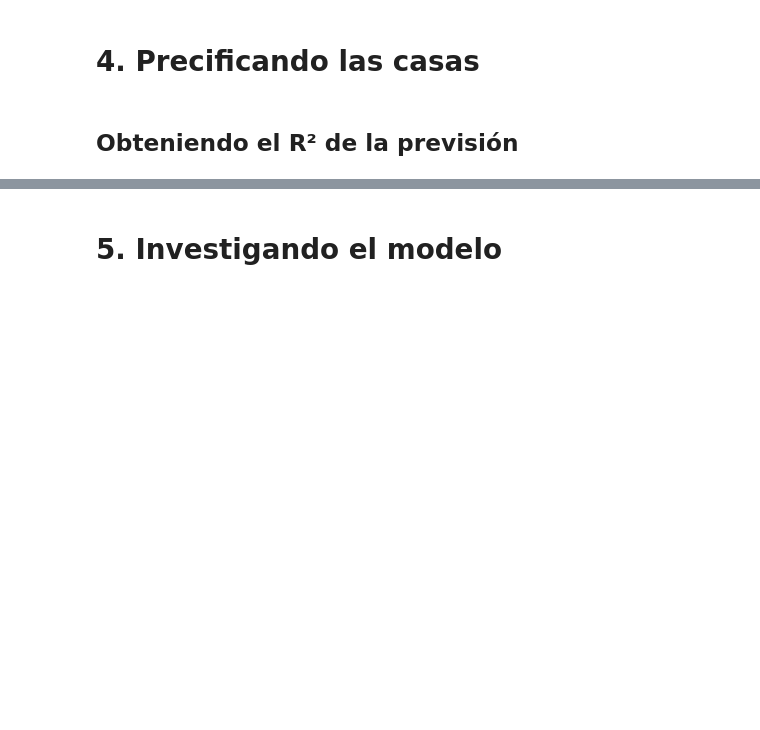
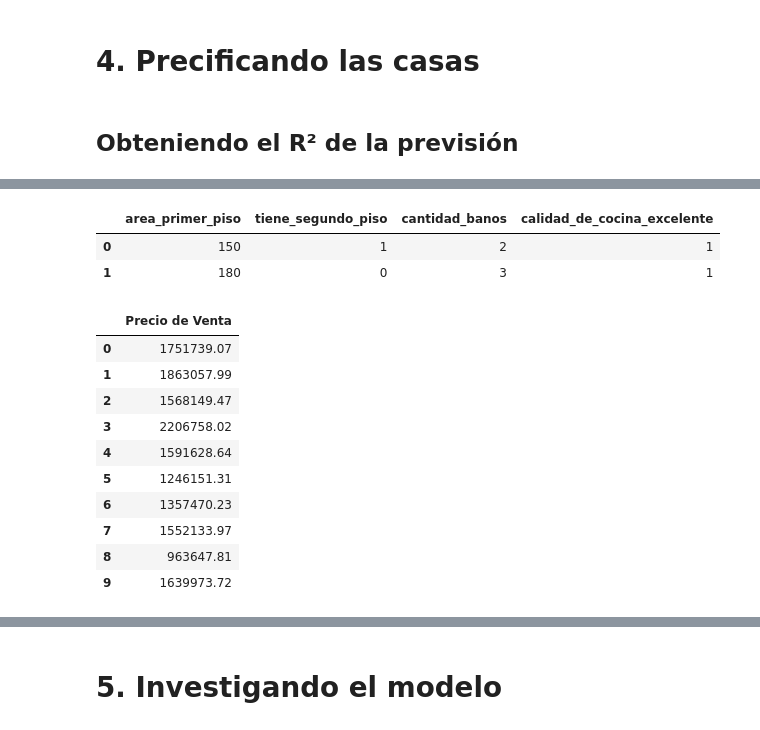
Before and after one commit to DanielRaiicHu/precio_de_inmuebles_regresion_lineal, a Jupyter notebook: precios_de_inmuebles_regresion_lineal.ipynb, the cells around one changed output, grey strips where cells are left out. Cells and saved outputs as stored; diff of their text form; code cells hidden in the pictures; blank space fills up the shorter version.

```diff
--- a/precios_de_inmuebles_regresion_lineal.ipynb
+++ b/precios_de_inmuebles_regresion_lineal.ipynb
@@ -605,2 +691,10 @@ Esto lo convierte en un modelo parsimonioso y eficaz, ideal para explicar el pre
+# %%
+# Eliminamos la columna 'Casa' ya que es solo un identificador y no se utilizará en la predicción
+nuevas_casas.drop(columns='Casa',inplace=True) #inplace=True para que se elimine inmediatamente
+nuevas_casas.head(2)
+# %% [output]
+|  | area_primer_piso | tiene_segundo_piso | cantidad_banos | calidad_de_cocina_excelente |
+| 0 | 150 | 1 | 2 | 1 |
+| 1 | 180 | 0 | 3 | 1 |
 # %%
 # Añadiendo una constante
@@ -607,3 +702,18 @@ Esto lo convierte en un modelo parsimonioso y eficaz, ideal para explicar el pre
 # %%
 # Cuál es el precio de estas nuevas casas?
 # precio_casas = pd.DataFrame()
+precio_casas = pd.DataFrame()
+precio_casas['Precio de Venta'] = modelo_3.predict(nuevas_casas).round(2)
+precio_casas
+# %% [output]
+|  | Precio de Venta |
+| 0 | 1751739.07 |
+| 1 | 1863057.99 |
+| 2 | 1568149.47 |
+| 3 | 2206758.02 |
+| 4 | 1591628.64 |
+| 5 | 1246151.31 |
+| 6 | 1357470.23 |
+| 7 | 1552133.97 |
+| 8 | 963647.81 |
+| 9 | 1639973.72 |
```
Also changed, not shown: parts of 31 cells of this notebook.
